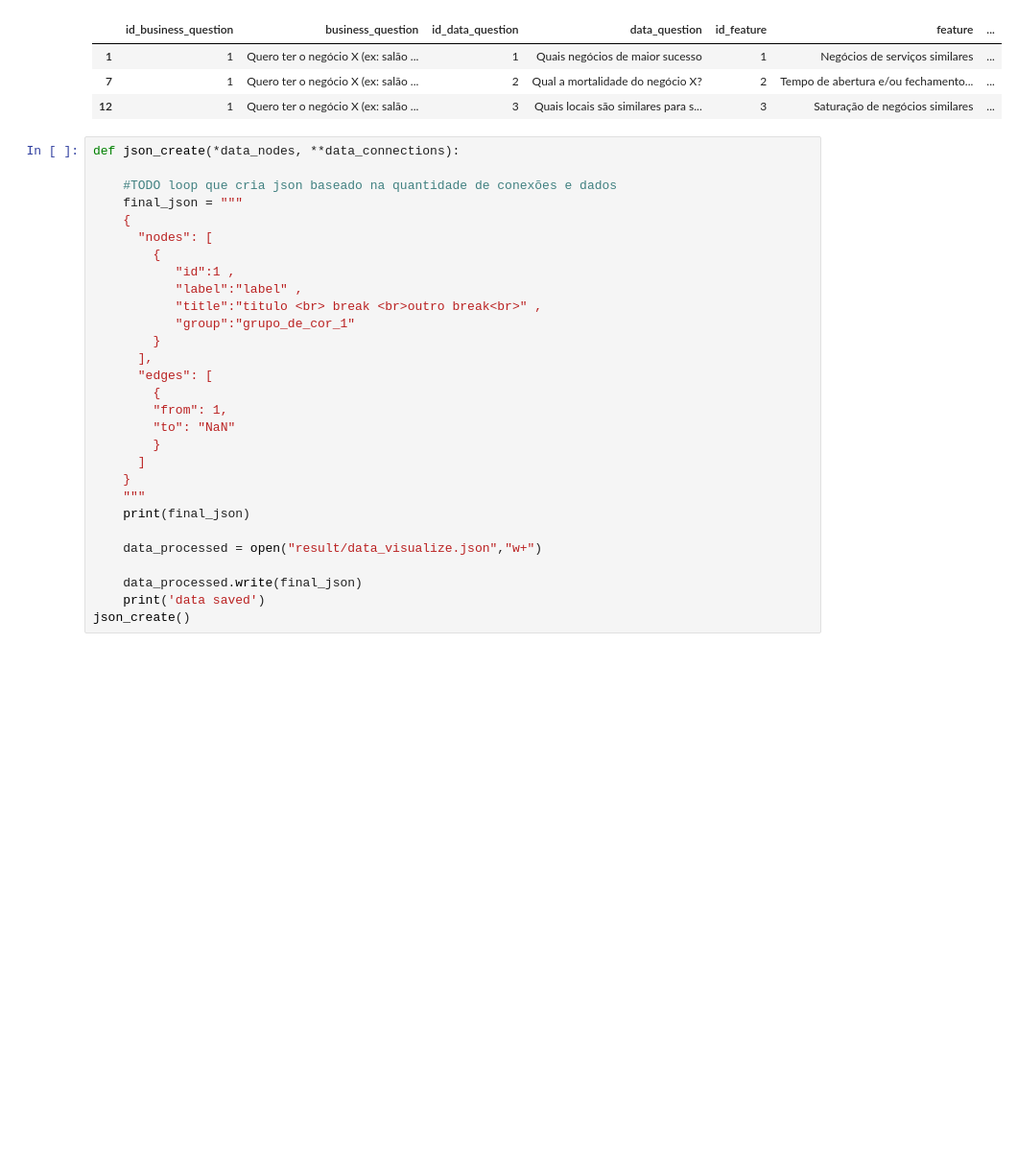
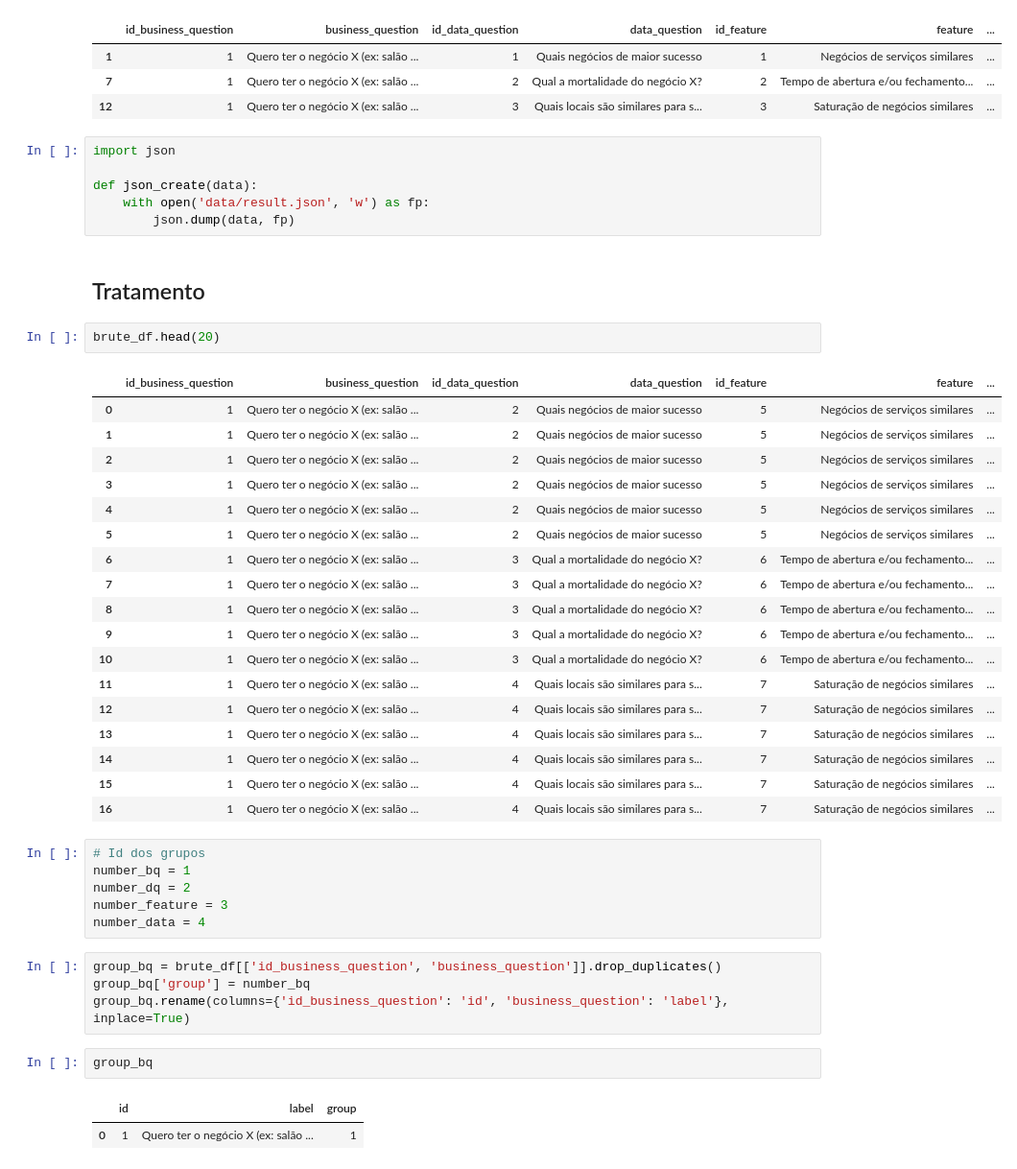
Before and after one commit to equipepontozip/network-graph, a Jupyter notebook: data_muncher/data_muncher_notebook.ipynb, the cells around one changed output. Shown: that part at 96% size. Cells and saved outputs as stored; diff of their text form; blank space fills up the shorter version.

Commit message:
trata os dados para construir o grafo

```diff
--- a/data_muncher/data_muncher_notebook.ipynb
+++ b/data_muncher/data_muncher_notebook.ipynb
@@ -53,32 +53,47 @@ brute_df[brute_df.dado == 'CNAE'].head()
 | 1 | 1 | Quero ter o negócio X (ex: salão ... | 1 | Quais negócios de maior sucesso | 1 | Negócios de serviços similares | ... |
 | 7 | 1 | Quero ter o negócio X (ex: salão ... | 2 | Qual a mortalidade do negócio X? | 2 | Tempo de abertura e/ou fechamento... | ... |
 | 12 | 1 | Quero ter o negócio X (ex: salão ... | 3 | Quais locais são similares para s... | 3 | Saturação de negócios similares | ... |
-# %%
-def json_create(*data_nodes, **data_connections):
-
-    #TODO loop que cria json baseado na quantidade de conexões e dados
-    final_json = """
-    {
-      "nodes": [
-        {
-           "id":1 ,
-           "label":"label" ,
-           "title":"titulo <br> break <br>outro break<br>" ,
-           "group":"grupo_de_cor_1"
-        }
-      ],
-      "edges": [
-        {
-        "from": 1,
-        "to": "NaN"
-        }
-      ]
-    }
-    """
-    print(final_json)
-
-    data_processed = open("result/data_visualize.json","w+")
-
-    data_processed.write(final_json)
-    print('data saved')
-json_create()
+# %%
+import json
+
+def json_create(data):
+    with open('data/result.json', 'w') as fp:
+        json.dump(data, fp)
+# %% [markdown]
+## Tratamento
+# %%
+brute_df.head(20)
+# %% [output]
+|  | id_business_question | business_question | id_data_question | data_question | id_feature | feature | ... |
+| 0 | 1 | Quero ter o negócio X (ex: salão ... | 2 | Quais negócios de maior sucesso | 5 | Negócios de serviços similares | ... |
+| 1 | 1 | Quero ter o negócio X (ex: salão ... | 2 | Quais negócios de maior sucesso | 5 | Negócios de serviços similares | ... |
+| 2 | 1 | Quero ter o negócio X (ex: salão ... | 2 | Quais negócios de maior sucesso | 5 | Negócios de serviços similares | ... |
+| 3 | 1 | Quero ter o negócio X (ex: salão ... | 2 | Quais negócios de maior sucesso | 5 | Negócios de serviços similares | ... |
+| 4 | 1 | Quero ter o negócio X (ex: salão ... | 2 | Quais negócios de maior sucesso | 5 | Negócios de serviços similares | ... |
+| 5 | 1 | Quero ter o negócio X (ex: salão ... | 2 | Quais negócios de maior sucesso | 5 | Negócios de serviços similares | ... |
+| 6 | 1 | Quero ter o negócio X (ex: salão ... | 3 | Qual a mortalidade do negócio X? | 6 | Tempo de abertura e/ou fechamento... | ... |
+| 7 | 1 | Quero ter o negócio X (ex: salão ... | 3 | Qual a mortalidade do negócio X? | 6 | Tempo de abertura e/ou fechamento... | ... |
+| 8 | 1 | Quero ter o negócio X (ex: salão ... | 3 | Qual a mortalidade do negócio X? | 6 | Tempo de abertura e/ou fechamento... | ... |
+| 9 | 1 | Quero ter o negócio X (ex: salão ... | 3 | Qual a mortalidade do negócio X? | 6 | Tempo de abertura e/ou fechamento... | ... |
+| 10 | 1 | Quero ter o negócio X (ex: salão ... | 3 | Qual a mortalidade do negócio X? | 6 | Tempo de abertura e/ou fechamento... | ... |
+| 11 | 1 | Quero ter o negócio X (ex: salão ... | 4 | Quais locais são similares para s... | 7 | Saturação de negócios similares | ... |
+| 12 | 1 | Quero ter o negócio X (ex: salão ... | 4 | Quais locais são similares para s... | 7 | Saturação de negócios similares | ... |
+| 13 | 1 | Quero ter o negócio X (ex: salão ... | 4 | Quais locais são similares para s... | 7 | Saturação de negócios similares | ... |
+| 14 | 1 | Quero ter o negócio X (ex: salão ... | 4 | Quais locais são similares para s... | 7 | Saturação de negócios similares | ... |
+| 15 | 1 | Quero ter o negócio X (ex: salão ... | 4 | Quais locais são similares para s... | 7 | Saturação de negócios similares | ... |
+| 16 | 1 | Quero ter o negócio X (ex: salão ... | 4 | Quais locais são similares para s... | 7 | Saturação de negócios similares | ... |
+# %%
+# Id dos grupos
+number_bq = 1
+number_dq = 2
+number_feature = 3
+number_data = 4
+# %%
+group_bq = brute_df[['id_business_question', 'business_question']].drop_duplicates()
+group_bq['group'] = number_bq
+group_bq.rename(columns={'id_business_question': 'id', 'business_question': 'label'}, inplace=True)
+# %%
+group_bq
+# %% [output]
+|  | id | label | group |
+| 0 | 1 | Quero ter o negócio X (ex: salão ... | 1 |
```
Also changed, not shown: parts of 24 cells of this notebook, 3 other files.
